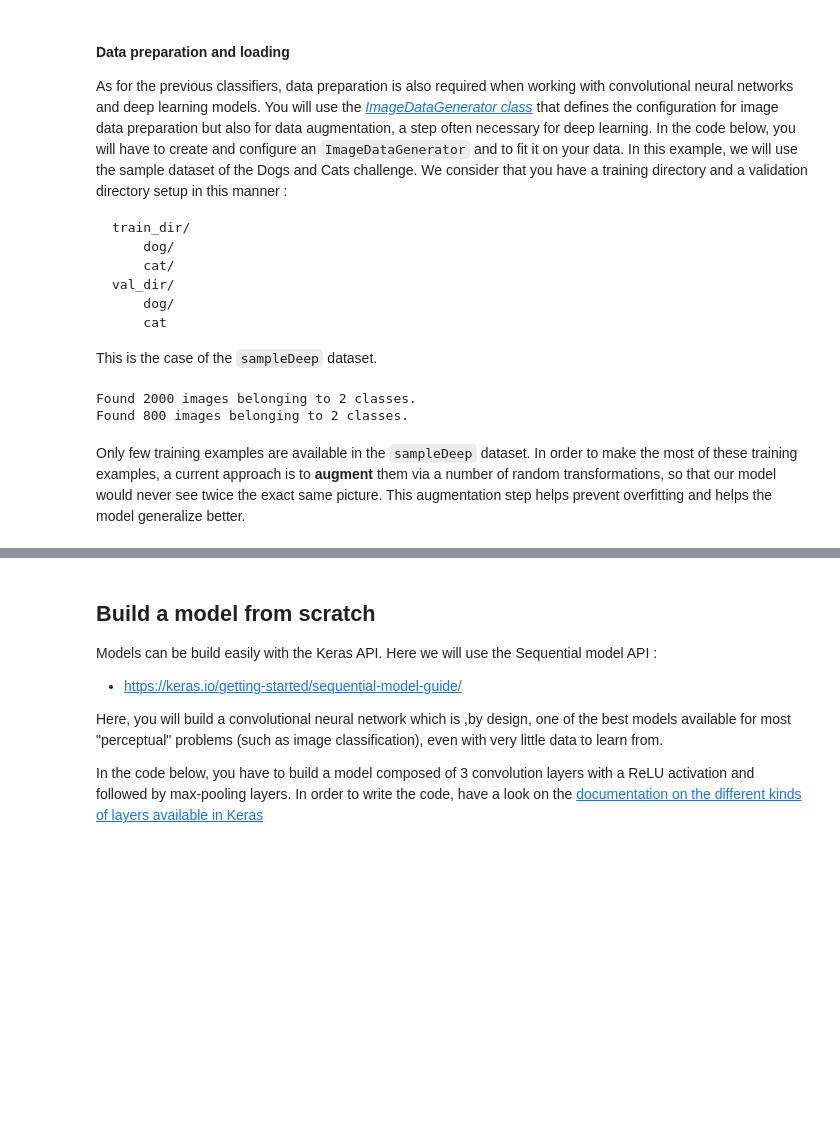
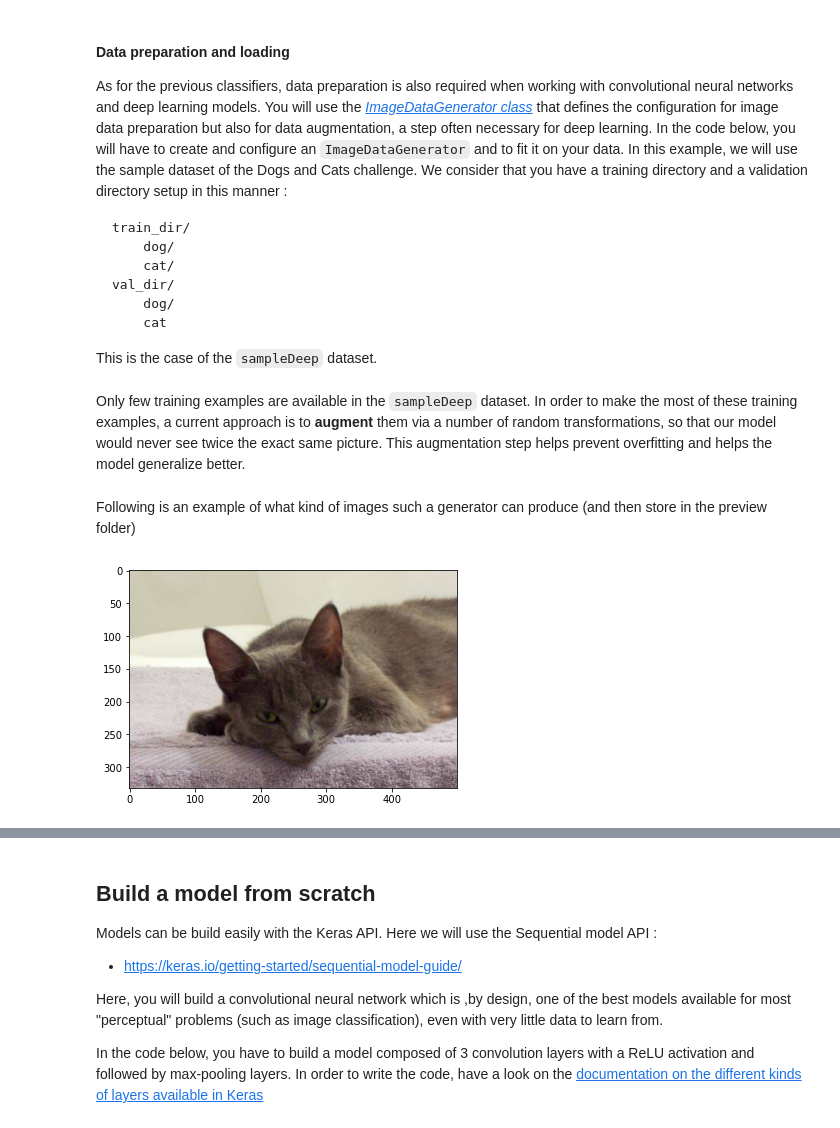
Before and after one commit to Adrico11/Dogs-vs-Cats, a Jupyter notebook: Dogs_Cats.ipynb, the cells around one changed output, grey strips where cells are left out. Drawn from its saved outputs; the diff is of its cells as text; code cells hidden in the pictures; blank space fills up the shorter version.

```diff
--- a/Dogs_Cats.ipynb
+++ b/Dogs_Cats.ipynb
@@ -730,40 +738,44 @@ As for the previous classifiers, data preparation is also required when working
         dog/
         cat
  This is the case of the `sampleDeep` dataset.
-# %%
-# without augmentation, only rescaling
-
-from keras.preprocessing.image import ImageDataGenerator
-
-# definition of the number of samples propagated through the network at each step
-batch_size = 16
-
-# dimensions of our images.
-img_width, img_height = 150, 150
-
-train_data_dir = 'data/DogCatChallenge/sampleDeep/train'
-validation_data_dir = 'data/DogCatChallenge/sampleDeep/valid'
-
-# create and configure an ImageDataGenerator for the training data with only rescaling to 0..1
-train_datagen =  ImageDataGenerator(rescale=1./255)
-
-train_generator = train_datagen.flow_from_directory(
-        train_data_dir,  # the target directory
-        target_size=(img_width, img_height),  # all images will be resized to 150x150
-        batch_size=batch_size)
-
-# create and configure an ImageDataGenerator for the validation data with only rescaling to 0..1
-test_datagen =  ImageDataGenerator(rescale=1./255)
-
-valid_generator = test_datagen.flow_from_directory(
-        validation_data_dir,  # the target directory
-        target_size=(img_width, img_height),  # all images will be resized to 150x150
-        batch_size=batch_size)
-# %% [output]
-Found 2000 images belonging to 2 classes.
-Found 800 images belonging to 2 classes.
 # %% [markdown]
 Only few training examples are available in the `sampleDeep` dataset. In order to make the most of these training examples, a current approach is to **augment** them via a number of random transformations, so that our model would never see twice the exact same picture. This augmentation step helps prevent overfitting and helps the model generalize better.
+# %% [markdown]
+Following is an example of what kind of images such a generator can produce (and then store in the preview folder)
+# %%
+from keras.preprocessing.image import ImageDataGenerator, array_to_img, img_to_array, load_img
+
+datagen = ImageDataGenerator(
+        rotation_range=40,
+        width_shift_range=0.2,
+        height_shift_range=0.2,
+        shear_range=0.2,
+        zoom_range=0.2,
+        horizontal_flip=True,
+        fill_mode='nearest')
+
+import os
+dirname = os.path.dirname("__file__")
+img_path = os.path.join(dirname, 'data/DogCatChallenge/sample/train/cats/cat.394.jpg')
+
+
+img=io.imread(img_path)
+imshow(img)
+
+# img = load_img('data/train/cats/cat.0.jpg')  # this is a PIL image
+x = img_to_array(img)  # this is a Numpy array with shape (3, 150, 150)
+x = x.reshape((1,) + x.shape)  # this is a Numpy array with shape (1, 3, 150, 150)
+
+# the .flow() command below generates batches of randomly transformed images
+# and saves the results to the `preview/` directory
+i = 0
+for batch in datagen.flow(x, batch_size=1,
+                          save_to_dir='preview', save_prefix='cat', save_format='jpeg'):
+    i += 1
+    if i > 20:
+        break  # otherwise the generator would loop indefinitely
+# %% [output]
+[figure, added]
 # %%
 # with augmentation
 
```
Also changed, not shown: parts of 17 cells of this notebook.
